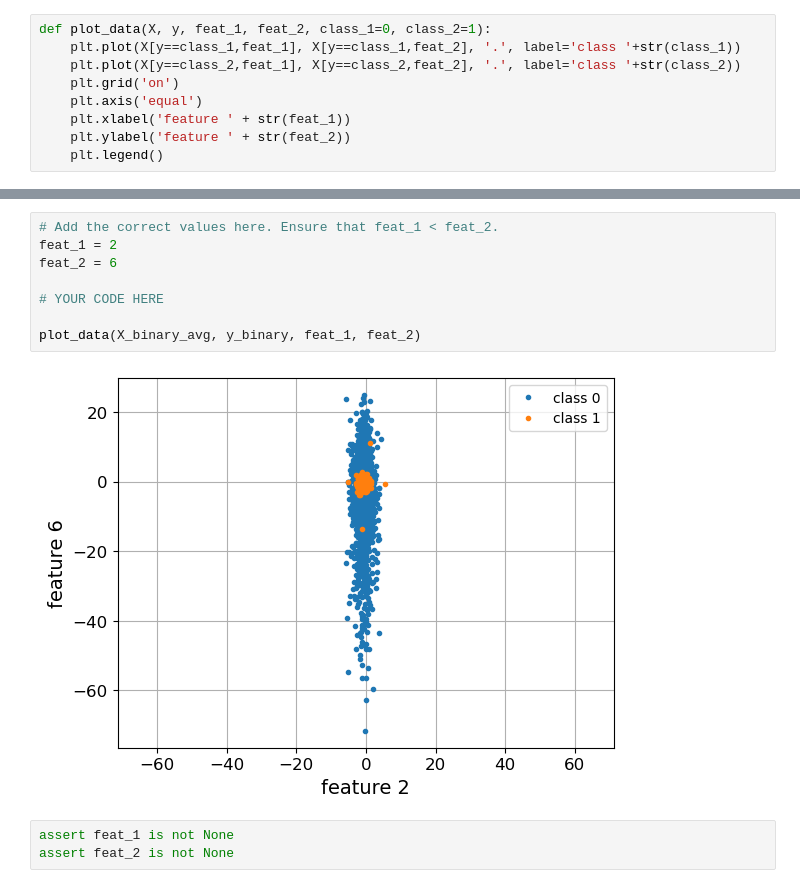
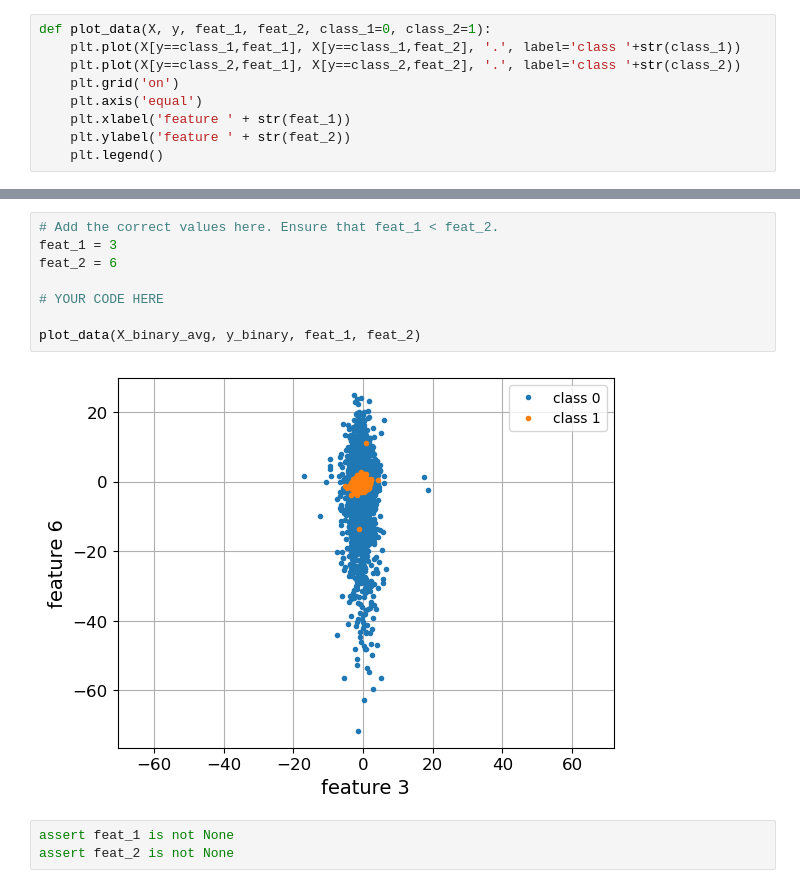
Before and after one commit to kvta1/RO47002, a Jupyter notebook: practicum4/RO47002_week4_classification.ipynb, the cells around one changed output, grey strips where cells are left out. Drawn from its saved outputs; the diff is of its cells as text.

```diff
--- a/practicum4/RO47002_week4_classification.ipynb
+++ b/practicum4/RO47002_week4_classification.ipynb
@@ -429,13 +415,13 @@ def plot_data(X, y, feat_1, feat_2, class_1=0, class_2=1):
 # %%
 # Add the correct values here. Ensure that feat_1 < feat_2.
-feat_1 = 2
+feat_1 = 3
 feat_2 = 6
 
 # YOUR CODE HERE
 
 plot_data(X_binary_avg, y_binary, feat_1, feat_2)
 # %% [output]
-[figure, old version]
+[figure, new version]
 # %%
 assert feat_1 is not None
 assert feat_2 is not None
```
Also changed, not shown: parts of 14 cells of this notebook.
